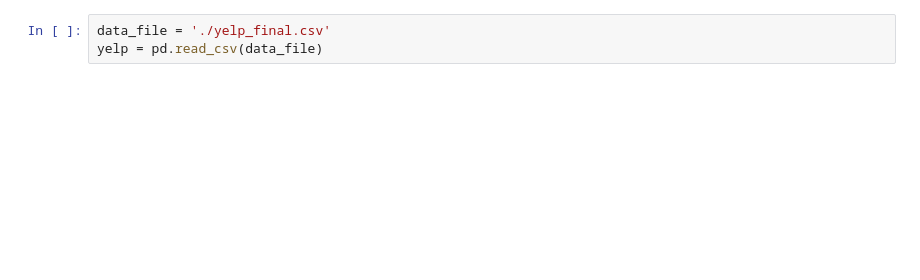
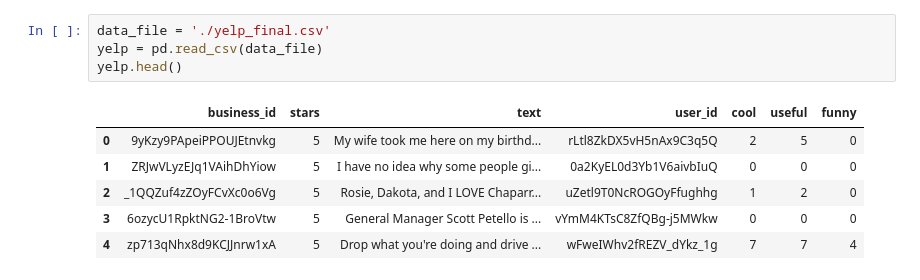
Before and after one commit to seemavora/MLandAiPractice, a Jupyter notebook: StanfordAI/NaturalLangProcessing/YelpReview.ipynb, the cells around one changed output. Saved outputs shown, nothing was run; the diff lists cells and outputs as text; blank space fills up the shorter version.

```diff
--- a/StanfordAI/NaturalLangProcessing/YelpReview.ipynb
+++ b/StanfordAI/NaturalLangProcessing/YelpReview.ipynb
@@ -47,3 +47,11 @@ You can now load the model via spacy.load('en_core_web_md')
 # %%
 data_file = './yelp_final.csv'
 yelp = pd.read_csv(data_file)
+yelp.head()
+# %% [output]
+|  | business_id | stars | text | user_id | cool | useful | funny |
+| 0 | 9yKzy9PApeiPPOUJEtnvkg | 5 | My wife took me here on my birthd... | rLtl8ZkDX5vH5nAx9C3q5Q | 2 | 5 | 0 |
+| 1 | ZRJwVLyzEJq1VAihDhYiow | 5 | I have no idea why some people gi... | 0a2KyEL0d3Yb1V6aivbIuQ | 0 | 0 | 0 |
+| 2 | _1QQZuf4zZOyFCvXc0o6Vg | 5 | Rosie, Dakota, and I LOVE Chaparr... | uZetl9T0NcROGOyFfughhg | 1 | 2 | 0 |
+| 3 | 6ozycU1RpktNG2-1BroVtw | 5 | General Manager Scott Petello is ... | vYmM4KTsC8ZfQBg-j5MWkw | 0 | 0 | 0 |
+| 4 | zp713qNhx8d9KCJJnrw1xA | 5 | Drop what you're doing and drive ... | wFweIWhv2fREZV_dYkz_1g | 7 | 7 | 4 |
```
Also changed, not shown: parts of 9 cells of this notebook.
